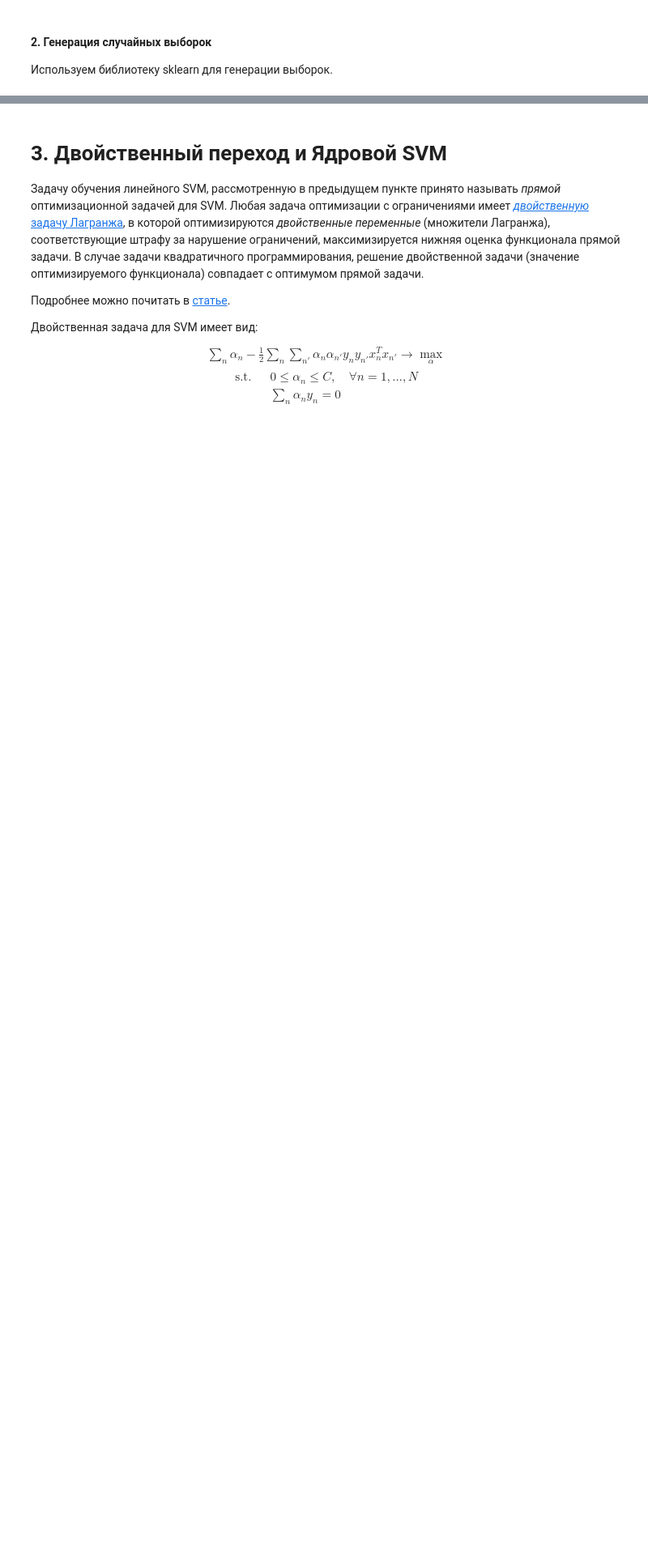
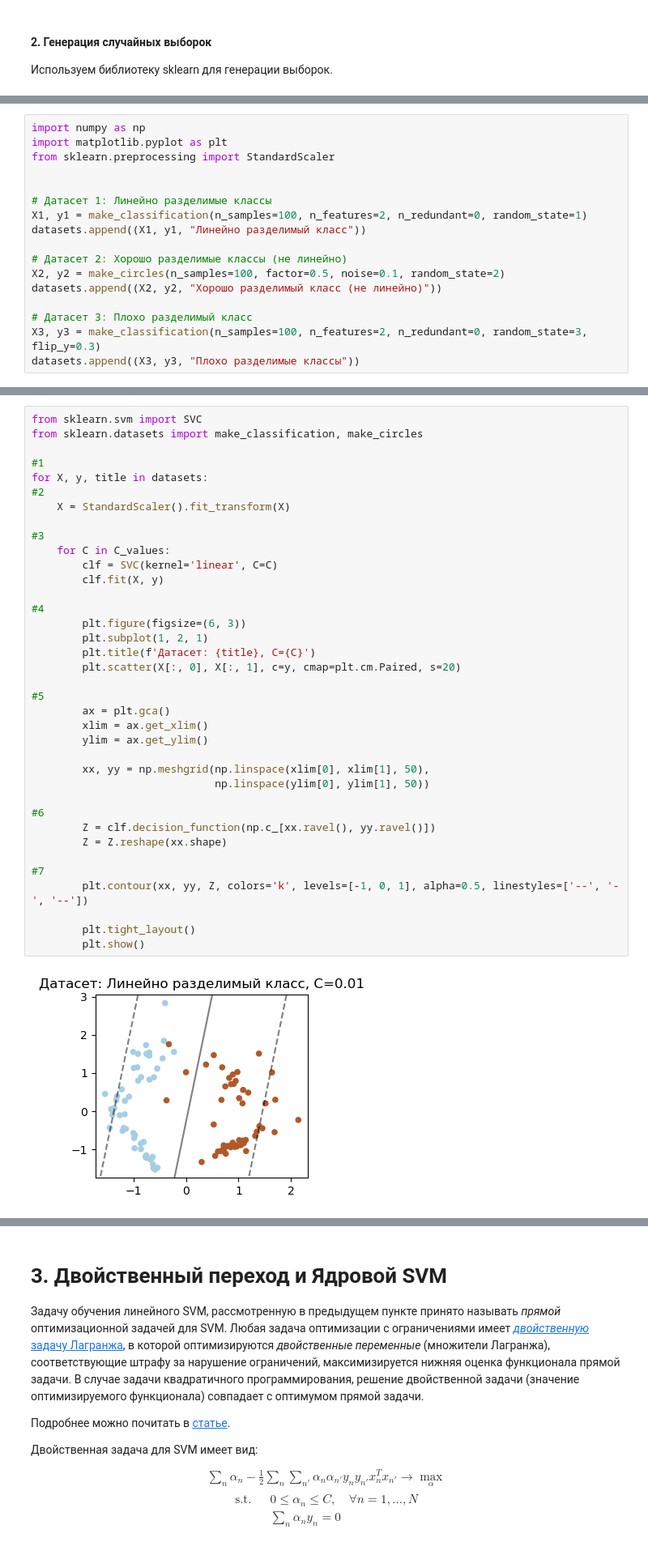
Before and after one commit to adforis/ML, a Jupyter notebook: lab04/homework-practice-04-SVM.ipynb, the cells around one changed output, grey strips where cells are left out. Shown at 81% size. Drawn from its saved outputs; the diff is of its cells as text; blank space fills up the shorter version.

```diff
--- a/lab04/homework-practice-04-SVM.ipynb
+++ b/lab04/homework-practice-04-SVM.ipynb
@@ -270,0 +156,17 @@ NameError: name 'w' is not defined
+# %%
+import numpy as np
+import matplotlib.pyplot as plt
+from sklearn.preprocessing import StandardScaler
+
+
+# Датасет 1: Линейно разделимые классы
+X1, y1 = make_classification(n_samples=100, n_features=2, n_redundant=0, random_state=1)
+datasets.append((X1, y1, "Линейно разделимый класс"))
+
+# Датасет 2: Хорошо разделимые классы (не линейно)
+X2, y2 = make_circles(n_samples=100, factor=0.5, noise=0.1, random_state=2)
+datasets.append((X2, y2, "Хорошо разделимый класс (не линейно)"))
+
+# Датасет 3: Плохо разделимый класс
+X3, y3 = make_classification(n_samples=100, n_features=2, n_redundant=0, random_state=3, flip_y=0.3)
+datasets.append((X3, y3, "Плохо разделимые классы"))
@@ -270,0 +193,39 @@ NameError: name 'w' is not defined
+# %%
+from sklearn.svm import SVC
+from sklearn.datasets import make_classification, make_circles
+
+#1
+for X, y, title in datasets:
+#2
+    X = StandardScaler().fit_transform(X)
+
+#3
+    for C in C_values:
+        clf = SVC(kernel='linear', C=C)
+        clf.fit(X, y)
+
+#4
+        plt.figure(figsize=(6, 3))
+        plt.subplot(1, 2, 1)
+        plt.title(f'Датасет: {title}, C={C}')
+        plt.scatter(X[:, 0], X[:, 1], c=y, cmap=plt.cm.Paired, s=20)
+
+#5
+        ax = plt.gca()
+        xlim = ax.get_xlim()
+        ylim = ax.get_ylim()
+
+        xx, yy = np.meshgrid(np.linspace(xlim[0], xlim[1], 50),
+                             np.linspace(ylim[0], ylim[1], 50))
+
+#6
+        Z = clf.decision_function(np.c_[xx.ravel(), yy.ravel()])
+        Z = Z.reshape(xx.shape)
+
+#7
+        plt.contour(xx, yy, Z, colors='k', levels=[-1, 0, 1], alpha=0.5, linestyles=['--', '-', '--'])
+
+        plt.tight_layout()
+        plt.show()
+# %% [output]
+[figure, added]
```
Also changed, not shown: parts of 12 cells of this notebook.
